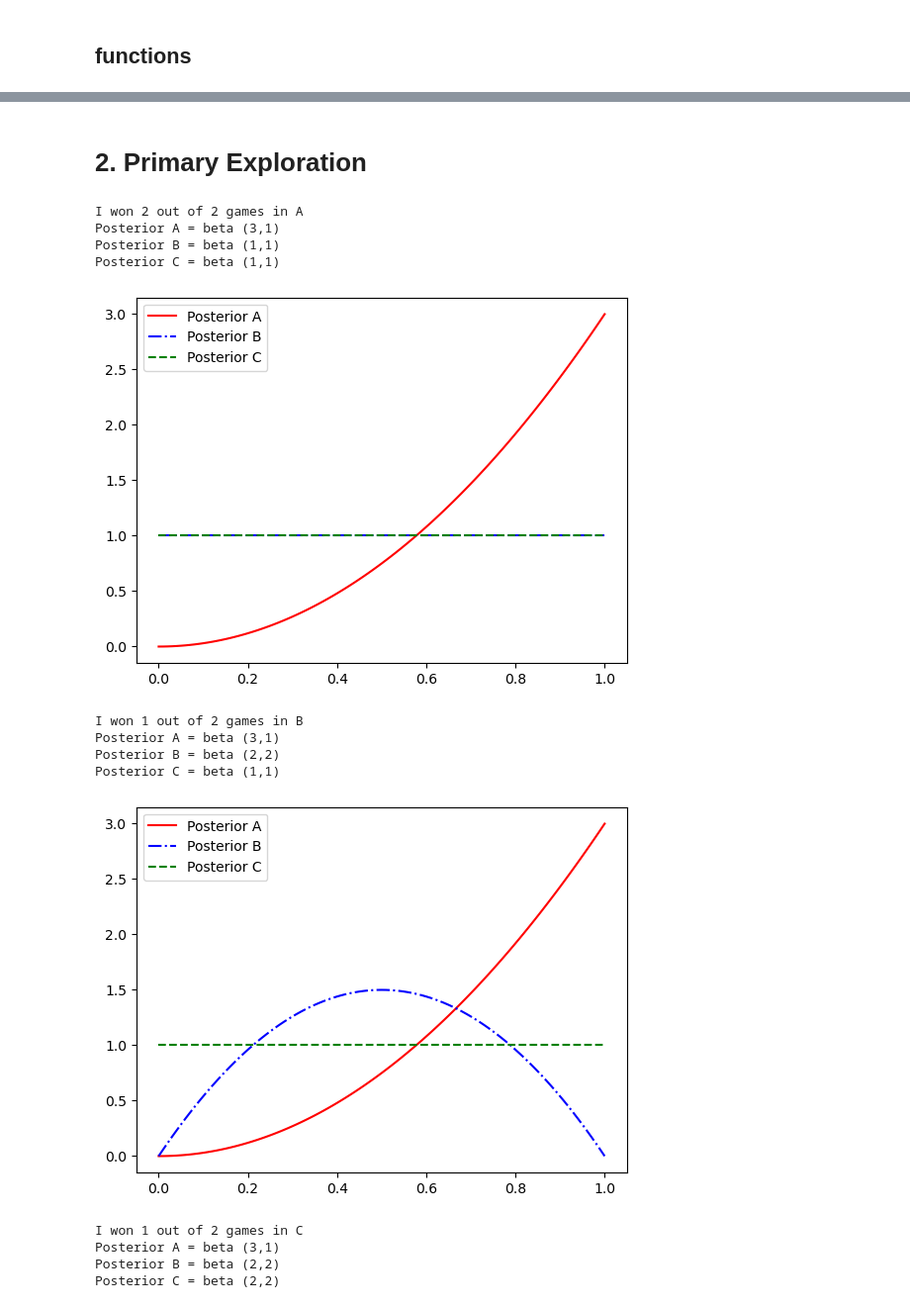
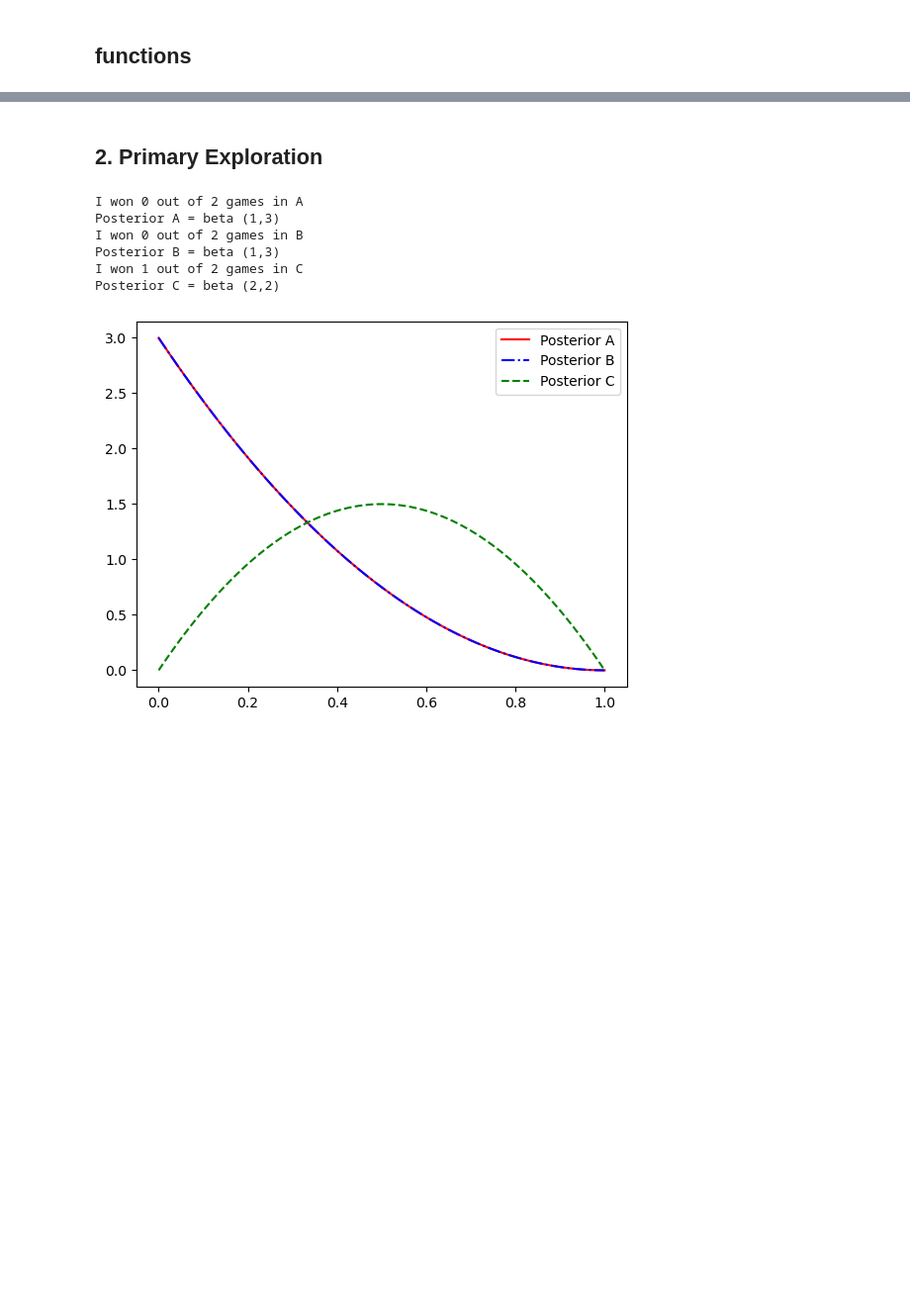
Before and after one commit to CrAwLingAlex/Bayesian, a Jupyter notebook: homework_1.ipynb, the cells around one changed output, grey strips where cells are left out. Shown at 99% size. Drawn from its saved outputs; the diff is of its cells as text; code cells hidden in the pictures; blank space fills up the shorter version.

```diff
--- a/homework_1.ipynb
+++ b/homework_1.ipynb
@@ -16,13 +11,13 @@ import random
 # %% [markdown]
 ## functions
 # %%
+from scipy import stats
+import numpy as np
+import matplotlib.pyplot as plt
+import random
 
-def update_posteriors(alpha,beta,posteriors,game=None):
-    posteriors[game] = stats.beta(alpha[game], beta[game])
 
-    #output posteriors
-    for i in range(3):
-        print(f'Posterior {game_array[i]} = beta ({alpha[i]},{beta[i]})')
+def plot_posteriors(posteriors):
     #visualize posteriors
     plt.plot(parameter_domain, posteriors[0].pdf(parameter_domain),
              label='Posterior A', color='red')
@@ -32,17 +27,22 @@ def update_posteriors(alpha,beta,posteriors,game=None):
              label='Posterior C', color='green', linestyle='--')
     plt.legend()
     plt.show()
+
+def update_posteriors(posteriors,game):
+    posteriors[game] = stats.beta(alpha[game], beta[game])
+    #output posteriors
+    print(f'Posterior {game_array[game]} = beta ({alpha[game]},{beta[game]})')
     return posteriors
+
 
 def sample_posteriors(posteriors):
     sample=[]
     for i in range(3):
         sample.append(posteriors[i].rvs())
-    print("Sampling from each posterior distribution, we get ",sample)
+    print("Sample from each distributions ",sample)
     max_sample = max(sample)
     game=sample.index(max_sample)
-    print(f"let's play game {game_array[game]}")
-    print(" ")
+    print(f"Game {game_array[game]} is most likely to win")
     return game
 
 def play_games(alpha, beta, game):
@@ -59,8 +59,8 @@ def if_perfect(posteriors):
     game=sample_posteriors(posteriors)
     for i in range(4):
         if sample_posteriors(posteriors)!=game:
-            print("\nThe advantage is not consistent")
-            return [False,game]
-            break #stop the loop while a different answer is given
+            print("The result is not consistent")
+            return [False,game] #stop the loop while a different answer is given
+    print("The result is consistent!")
     return [True, game]
 # %% [markdown]
@@ -83,25 +83,19 @@ posteriors=[0,0,0] # The priors are named as posterior_j, as their values will b
 for i in range(3):
     posteriors[i] = stats.beta(alpha[i], beta[i])
 # %% [markdown]
-# 2. Primary Exploration
+## 2. Primary Exploration
 # %%
 # play each game once and update posteriors each time
 
 for game in range(3):
     alpha,beta=play_games(alpha, beta, game)
-    posteriors=update_posteriors(alpha,beta,posteriors,game)
+    posteriors=update_posteriors(posteriors,game)
+plot_posteriors(posteriors)
 # %% [output]
-I won 2 out of 2 games in A
-Posterior A = beta (3,1)
-Posterior B = beta (1,1)
-Posterior C = beta (1,1)
+I won 0 out of 2 games in A
+Posterior A = beta (1,3)
+I won 0 out of 2 games in B
+Posterior B = beta (1,3)
+I won 1 out of 2 games in C
+Posterior C = beta (2,2)
-[figure, old version]
+[figure, new version]
-I won 1 out of 2 games in B
-Posterior A = beta (3,1)
-Posterior B = beta (2,2)
-Posterior C = beta (1,1)
-[figure, removed]
-I won 1 out of 2 games in C
-Posterior A = beta (3,1)
-Posterior B = beta (2,2)
-Posterior C = beta (2,2)
```
Also changed, not shown: parts of 8 cells of this notebook.
